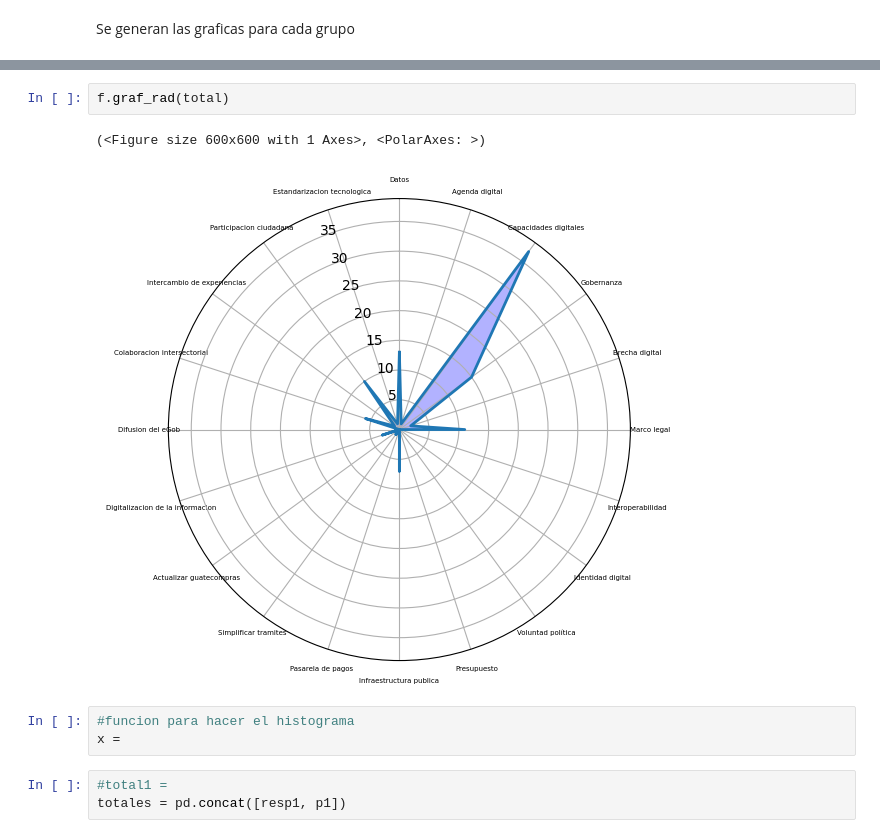
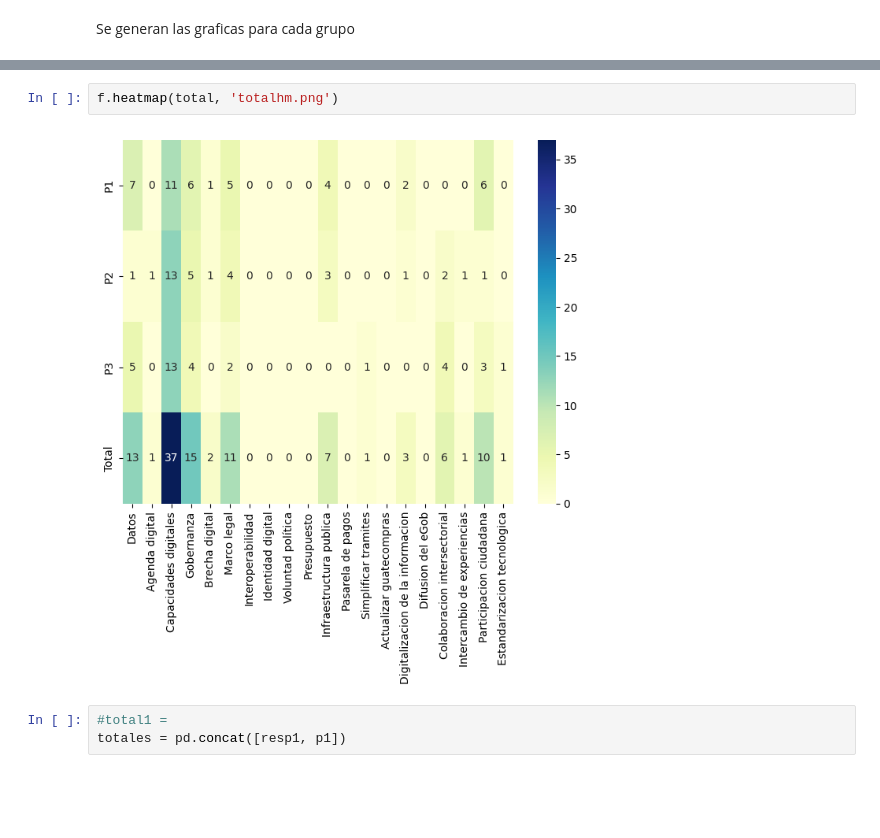
Before and after one commit to ShannonNCM/sistematizacion_test, a Jupyter notebook: sistematizacion.ipynb, the cells around one changed output, grey strips where cells are left out. Drawn from its saved outputs; the diff is of its cells as text; blank space fills up the shorter version.

```diff
--- a/sistematizacion.ipynb
+++ b/sistematizacion.ipynb
@@ -65,11 +68,7 @@ total
 # %%
-f.graf_rad(total)
+f.heatmap(total, 'totalhm.png')
 # %% [output]
-(<Figure size 600x600 with 1 Axes>, <PolarAxes: >)
-[figure, old version]
+[figure, new version]
-# %%
-#funcion para hacer el histograma
-x =
 # %%
 #total1 =
 totales = pd.concat([resp1, p1])
```
Also changed, not shown: parts of 6 cells of this notebook, 7 other files.
